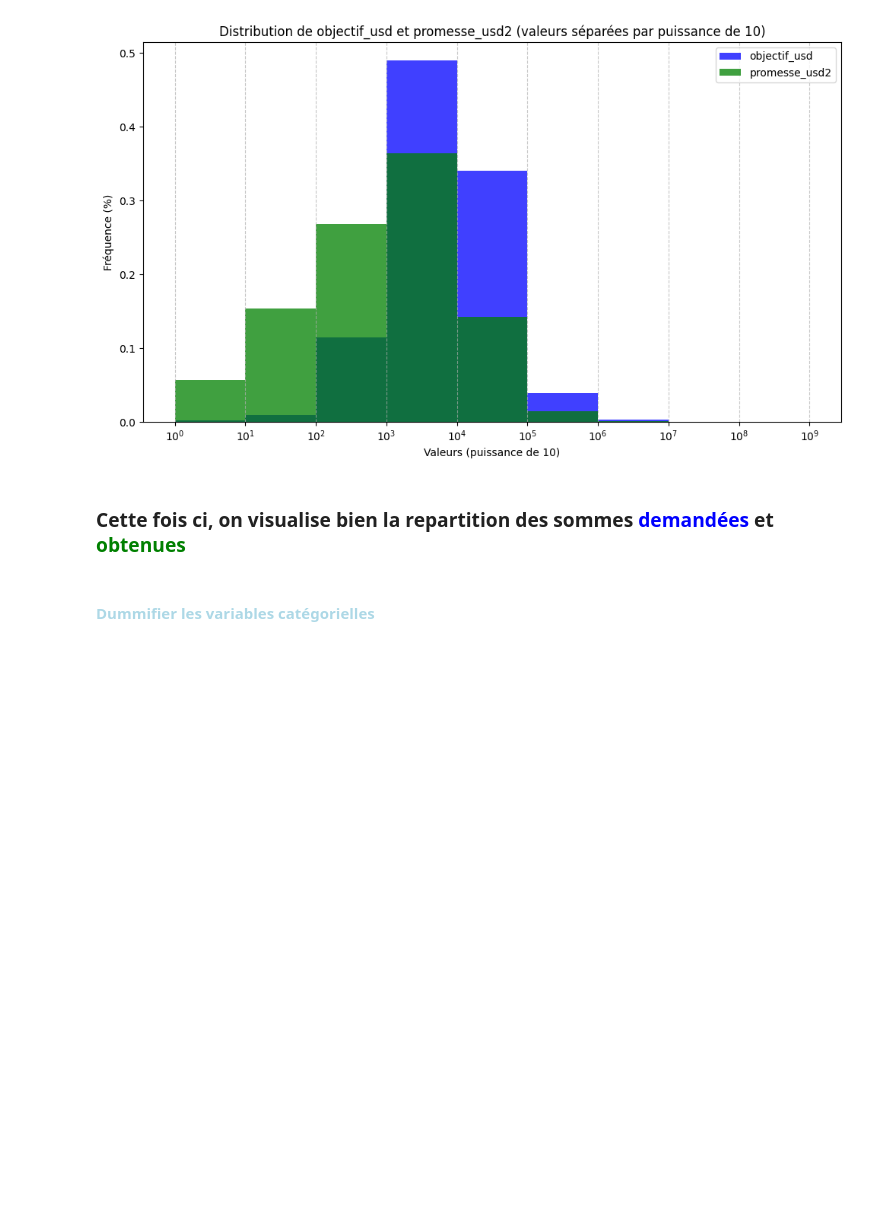
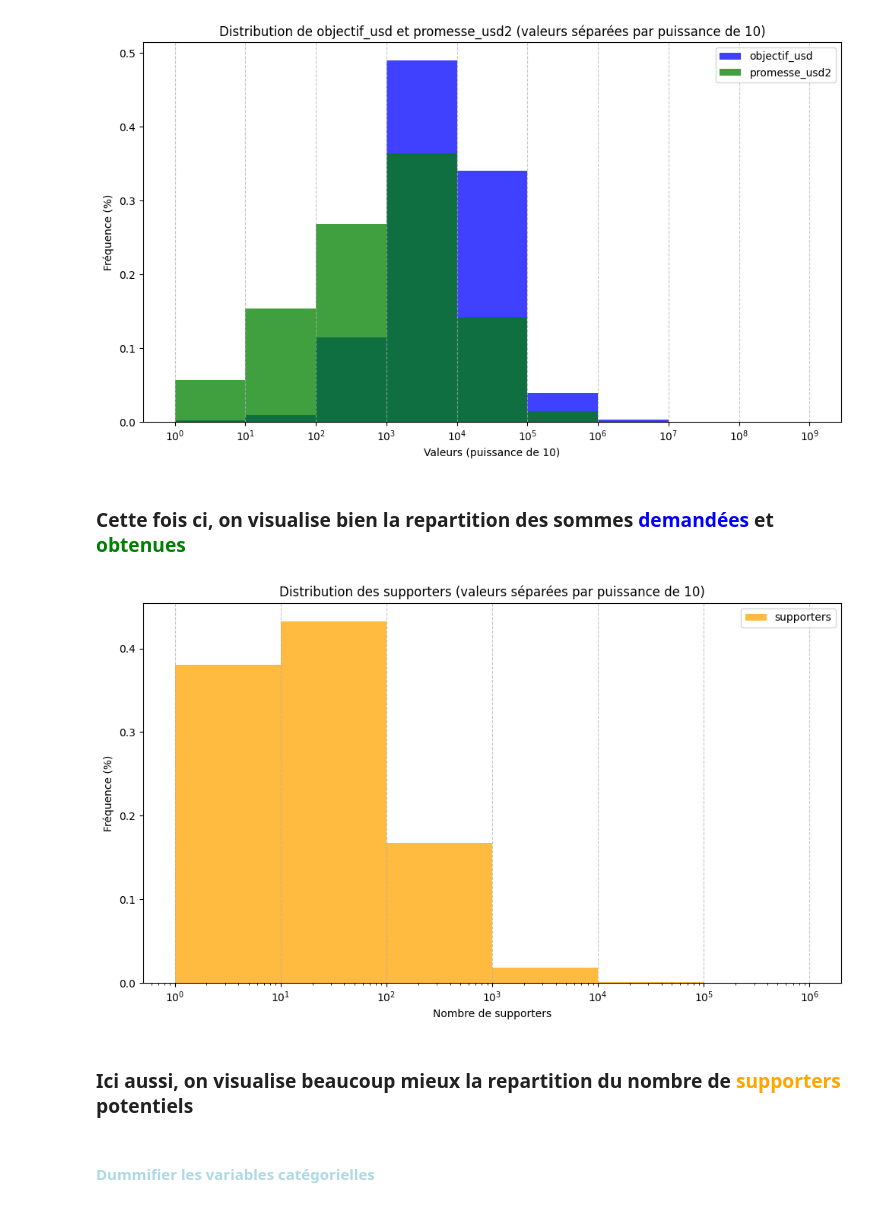
Before and after one commit to MatheoRoucheCNAM/Projet_Financement, a Jupyter notebook: Notebook_Matheo.ipynb, the cells around one changed output. Drawn from its saved outputs; the diff is of its cells as text; code cells hidden in the pictures; blank space fills up the shorter version.

```diff
--- a/Notebook_Matheo.ipynb
+++ b/Notebook_Matheo.ipynb
@@ -279,6 +272,31 @@ histoplot_combined_objectif_promesse(financement)
 [figure]
 # %% [markdown]
 ### Cette fois ci, on visualise bien la repartition des sommes <span style="color:blue;">**demandées**</span> et <span style="color:green;">**obtenues**</span>
+# %%
+def histoplot_supporters(df):
+    # Séparer les valeurs par puissance de 10
+    bins_supporters = [10**i for i in range(0, int(np.ceil(np.log10(df['supporters'].max()))) + 1)]
+
+    plt.figure(figsize=(10, 6))
+
+    sns.histplot(data=df, x='supporters', bins=bins_supporters, color='orange', stat='probability', label='supporters')
+
+    plt.title('Distribution des supporters (valeurs séparées par puissance de 10)')
+    plt.xlabel('Nombre de supporters')
+    plt.ylabel('Fréquence (%)')
+    plt.xscale('log')
+    plt.xticks([10**i for i in range(0, int(np.ceil(np.log10(df['supporters'].max()))) + 1)])
+    plt.grid(axis='x', linestyle='--', alpha=0.7)
+    plt.legend()
+
+    plt.tight_layout()
+    plt.show()
+
+histoplot_supporters(financement)
+# %% [output]
+[figure, added]
+# %% [markdown]
+### Ici aussi, on visualise beaucoup mieux la repartition du nombre de <span style="color:orange;">**supporters**</span> potentiels
 # %% [markdown]
 #### <span style="color:lightblue;">**Dummifier les variables catégorielles**</span>
 # %%
```
Also changed, not shown: parts of 13 cells of this notebook.
